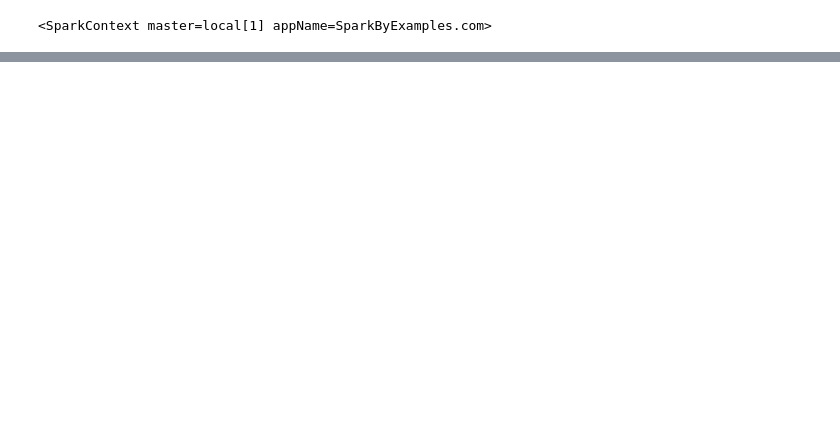
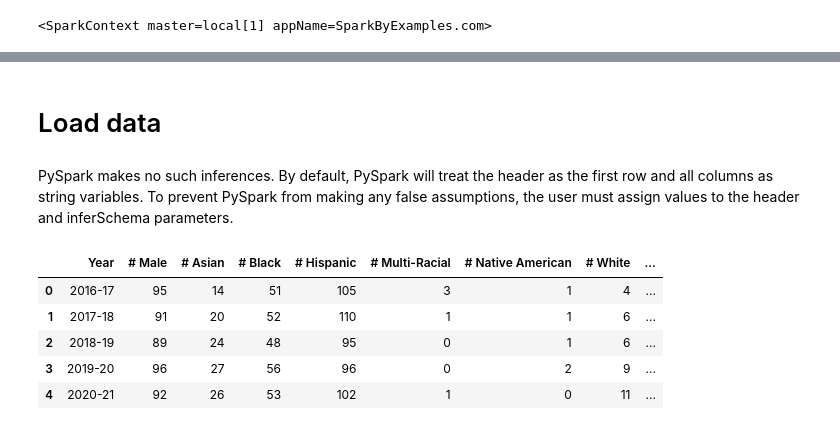
Before and after one commit to taehyun53/NYC-Yearly-High-School-Economic-Need, a Jupyter notebook: NewYorkCity_Education/notebook/Preprocessing and Modeling.ipynb, the cells around one changed output, grey strips where cells are left out. Drawn from its saved outputs; the diff is of its cells as text; code cells hidden in the pictures; blank space fills up the shorter version.

```diff
--- a/NewYorkCity_Education/notebook/Preprocessing and Modeling.ipynb
+++ b/NewYorkCity_Education/notebook/Preprocessing and Modeling.ipynb
@@ -46,0 +67,2 @@ sc.stop()
+# %% [markdown]
+# Load data
@@ -46,0 +78,11 @@ sc.stop()
+# %% [markdown]
+PySpark makes no such inferences. By default, PySpark will treat the header as the first row and all columns as string variables. To prevent PySpark from making any false assumptions, the user must assign values to the header and inferSchema parameters.
+# %%
+nyc_pandas.head()
+# %% [output]
+|  | Year | # Male | # Asian | # Black | # Hispanic | # Multi-Racial | # Native American | # White | ... |
+| 0 | 2016-17 | 95 | 14 | 51 | 105 | 3 | 1 | 4 | ... |
+| 1 | 2017-18 | 91 | 20 | 52 | 110 | 1 | 1 | 6 | ... |
+| 2 | 2018-19 | 89 | 24 | 48 | 95 | 0 | 1 | 6 | ... |
+| 3 | 2019-20 | 96 | 27 | 56 | 96 | 0 | 2 | 9 | ... |
+| 4 | 2020-21 | 92 | 26 | 53 | 102 | 1 | 0 | 11 | ... |
```
Also changed, not shown: parts of 100 cells of this notebook, 4 other files.
